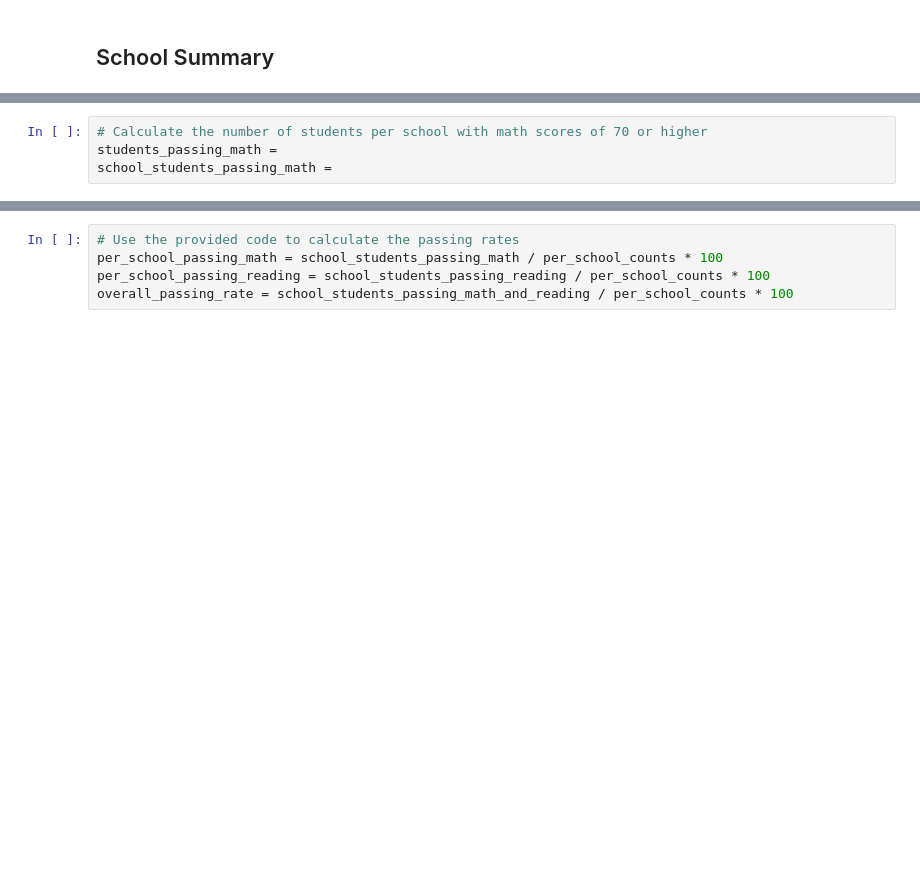
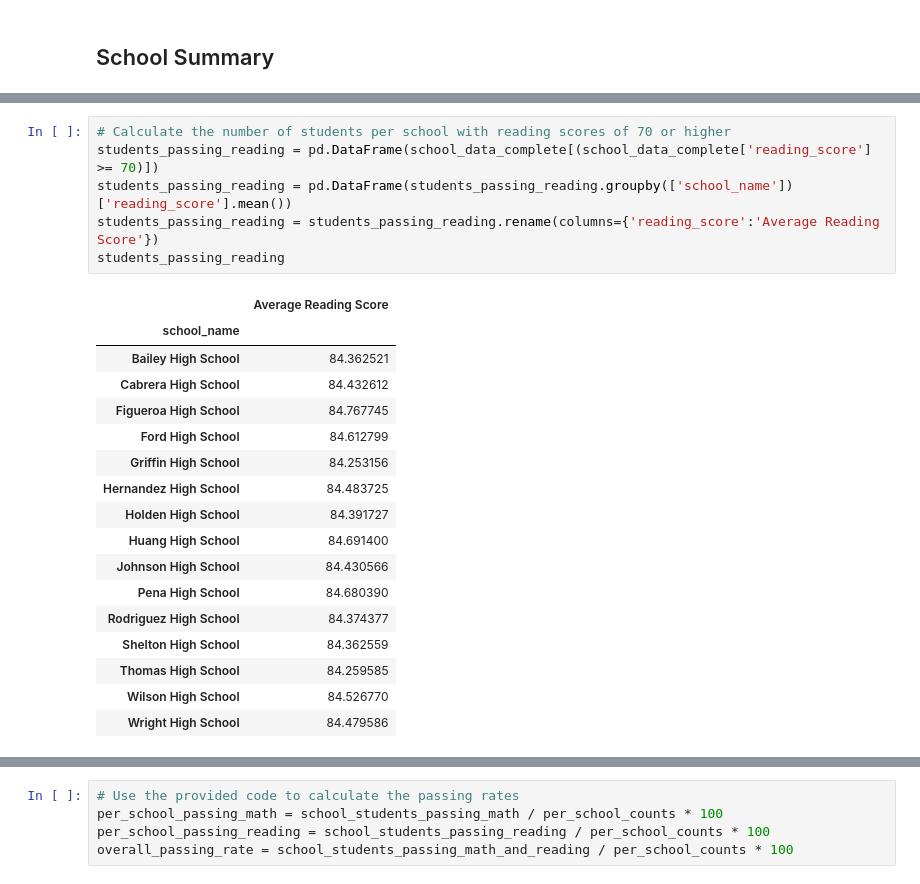
Before and after one commit to n-o-karma/pandas-challenge, a Jupyter notebook: PyCitySchools_starter.ipynb, the cells around one changed output, grey strips where cells are left out. Cells and saved outputs as stored; diff of their text form; blank space fills up the shorter version.

```diff
--- a/PyCitySchools_starter.ipynb
+++ b/PyCitySchools_starter.ipynb
@@ -128,4 +272,24 @@ per_school_reading =
 # %%
-# Calculate the number of students per school with math scores of 70 or higher
-students_passing_math =
-school_students_passing_math =
+# Calculate the number of students per school with reading scores of 70 or higher
+students_passing_reading = pd.DataFrame(school_data_complete[(school_data_complete['reading_score'] >= 70)])
+students_passing_reading = pd.DataFrame(students_passing_reading.groupby(['school_name'])['reading_score'].mean())
+students_passing_reading = students_passing_reading.rename(columns={'reading_score':'Average Reading Score'})
+students_passing_reading
+# %% [output]
+|  | Average Reading Score |
+| school_name |  |
+| Bailey High School | 84.362521 |
+| Cabrera High School | 84.432612 |
+| Figueroa High School | 84.767745 |
+| Ford High School | 84.612799 |
+| Griffin High School | 84.253156 |
+| Hernandez High School | 84.483725 |
+| Holden High School | 84.391727 |
+| Huang High School | 84.691400 |
+| Johnson High School | 84.430566 |
+| Pena High School | 84.680390 |
+| Rodriguez High School | 84.374377 |
+| Shelton High School | 84.362559 |
+| Thomas High School | 84.259585 |
+| Wilson High School | 84.526770 |
+| Wright High School | 84.479586 |
```
Also changed, not shown: parts of 11 cells of this notebook.
